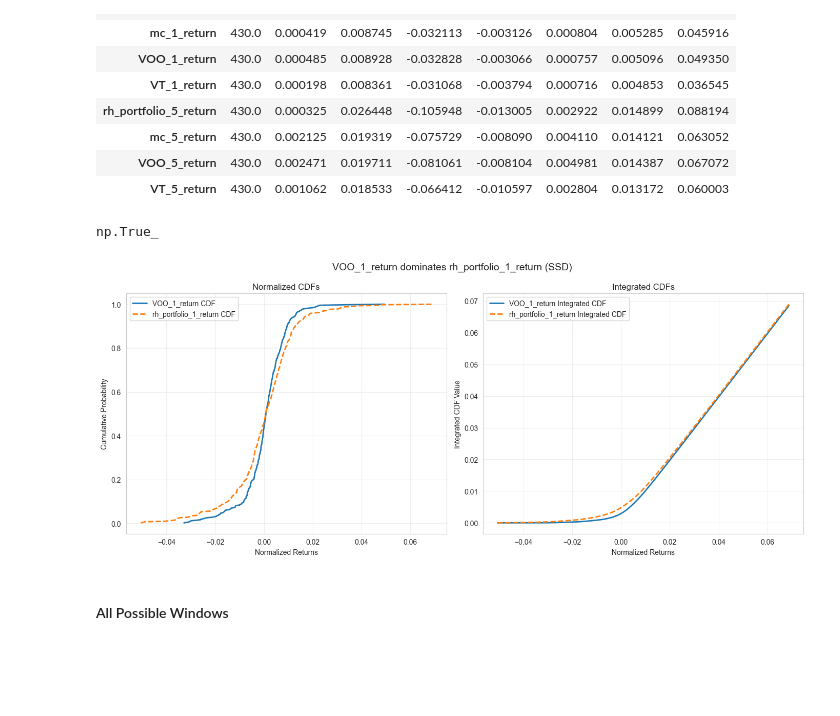
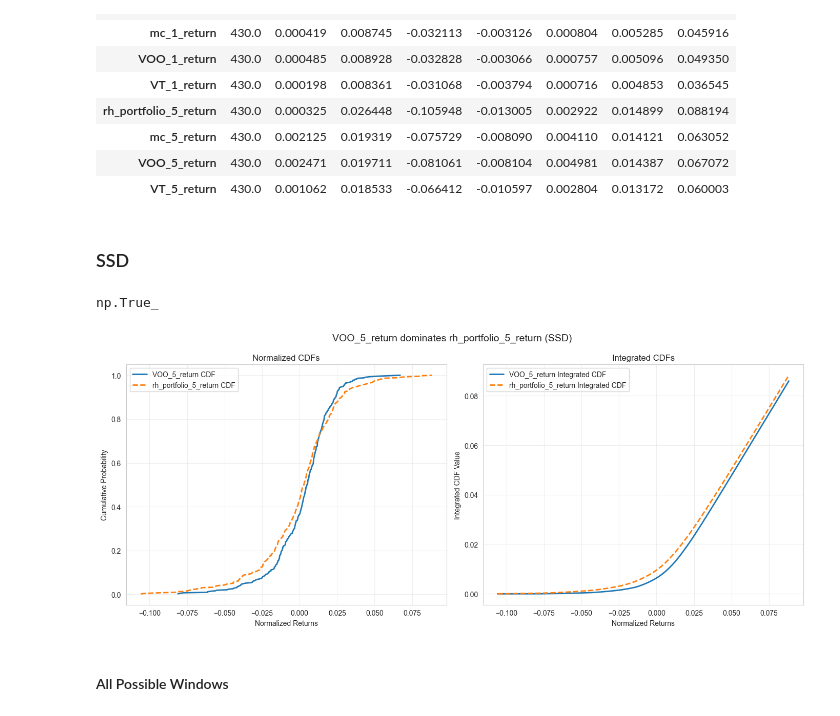
Before and after one commit to FedericoCortesi/Robinhood_data, a Jupyter notebook: notebooks/test.ipynb, the cells around one changed output. Drawn from its saved outputs; the diff is of its cells as text; code cells hidden in the pictures; blank space fills up the shorter version.

```diff
--- a/notebooks/test.ipynb
+++ b/notebooks/test.ipynb
@@ -692,2 +694,2 @@ Merging...
 # %%
-an.plot_returns_timeseries(returns_kwargs={"horizons":[1, 5], "start_date":None, "cumulative":False})
+an.return_params = {"horizons":[1, 5], "start_date":None, "cumulative":False}
@@ -731,2 +737,2 @@ ret.describe().T
 # %%
-an.plot_returns_timeseries(returns_kwargs={"horizons":[1, 5], "start_date":None, "end_date":"2020-02-03", "cumulative":False})
+an.return_params = {"horizons":[1, 5], "start_date":None, "end_date":"2020-02-03", "cumulative":False}
@@ -743,6 +751,6 @@ an.plot_returns_cdfs(returns_kwargs={"horizons":[1, 5], "start_date":None, "end_
 # %%
-ret = an.build_returns(**{"horizons":[1, 5], "start_date":None, "end_date":"2020-02-03", "cumulative":False})[0]
+ret = an.build_returns()[0]
 cols_to_keep = [col for col in ret.columns if col.endswith("return")]
-
+ret = ret[cols_to_keep]
 ret.corr()
 # %% [output]
@@ -772,6 +776,8 @@ desc
 | mc_5_return | 430.0 | 0.002125 | 0.019319 | -0.075729 | -0.008090 | 0.004110 | 0.014121 | 0.063052 |
 | VOO_5_return | 430.0 | 0.002471 | 0.019711 | -0.081061 | -0.008104 | 0.004981 | 0.014387 | 0.067072 |
 | VT_5_return | 430.0 | 0.001062 | 0.018533 | -0.066412 | -0.010597 | 0.002804 | 0.013172 | 0.060003 |
+# %% [markdown]
+### SSD
 # %%
 def test_second_order_stochastic_dominance(df, col_a, col_b):
     """
@@ -880,36 +886,36 @@ def plot_ssd_comparison(df, col_a, col_b, title=None):
     ax1.grid(True, alpha=0.3)
     ax1.legend()
 
     # Plot 2: Integrated CDFs
     ax2.plot(x_grid, int_cdf_a, label=f"{col_a} Integrated CDF", linewidth=2)
-    ax2.plot(x_grid, int_cdf_b, label=f"{col_b} Integrated CDF", linewidth=2, l inestyle='--')
+    ax2.plot(x_grid, int_cdf_b, label=f"{col_b} Integrated CDF", linewidth=2, linestyle='--')
     ax2.set_title("Integrated CDFs")
     ax2.set_xlabel("Normalized Returns")
     ax2.set_ylabel("Integrated CDF Value")
     ax2.grid(True, alpha=0.3)
     ax2.legend()
 
     # Add dominance message
     if dominance:
         dom_msg = f"{col_a} dominates {col_b} (SSD)"
     else:
         dom_msg = f"{col_a} does not dominate {col_b} (SSD), {confidence:.1f}% of points support dominance"
 
     if title:
         fig.suptitle(f"{title}\n{dom_msg}", fontsize=14)
     else:
         fig.suptitle(dom_msg, fontsize=14)
 
     plt.tight_layout()
     plt.subplots_adjust(top=0.88)
 
     return dominance
 
 
-plot_ssd_comparison(ret, "VOO_1_return", "rh_portfolio_1_return")
+plot_ssd_comparison(ret, "VOO_5_return", "rh_portfolio_5_return")
 # %% [output]
 np.True_
-[figure, old version]
+[figure, new version]
 # %% [markdown]
 #### All Possible Windows
 # %%
```
Also changed, not shown: parts of 16 cells of this notebook, 55 other files.
